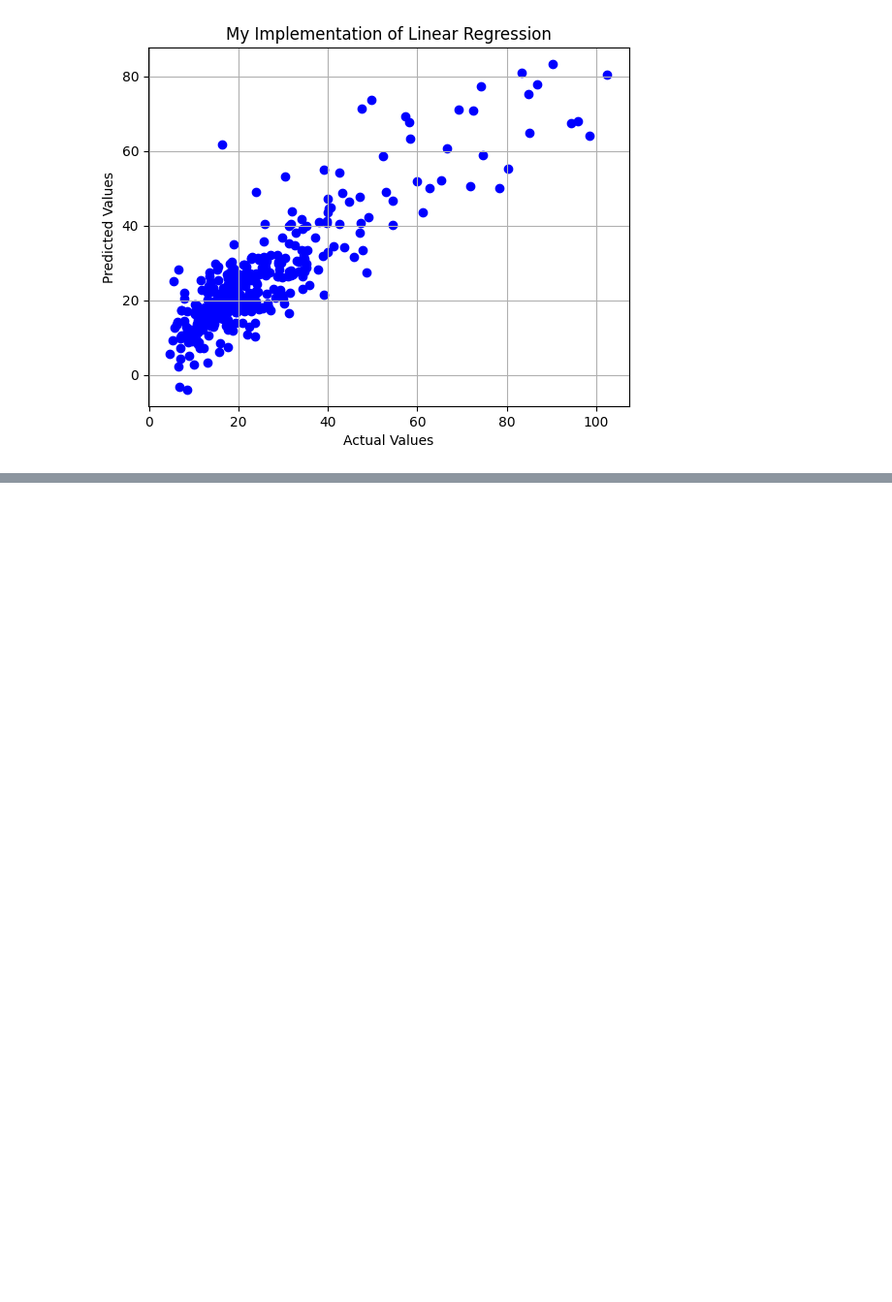
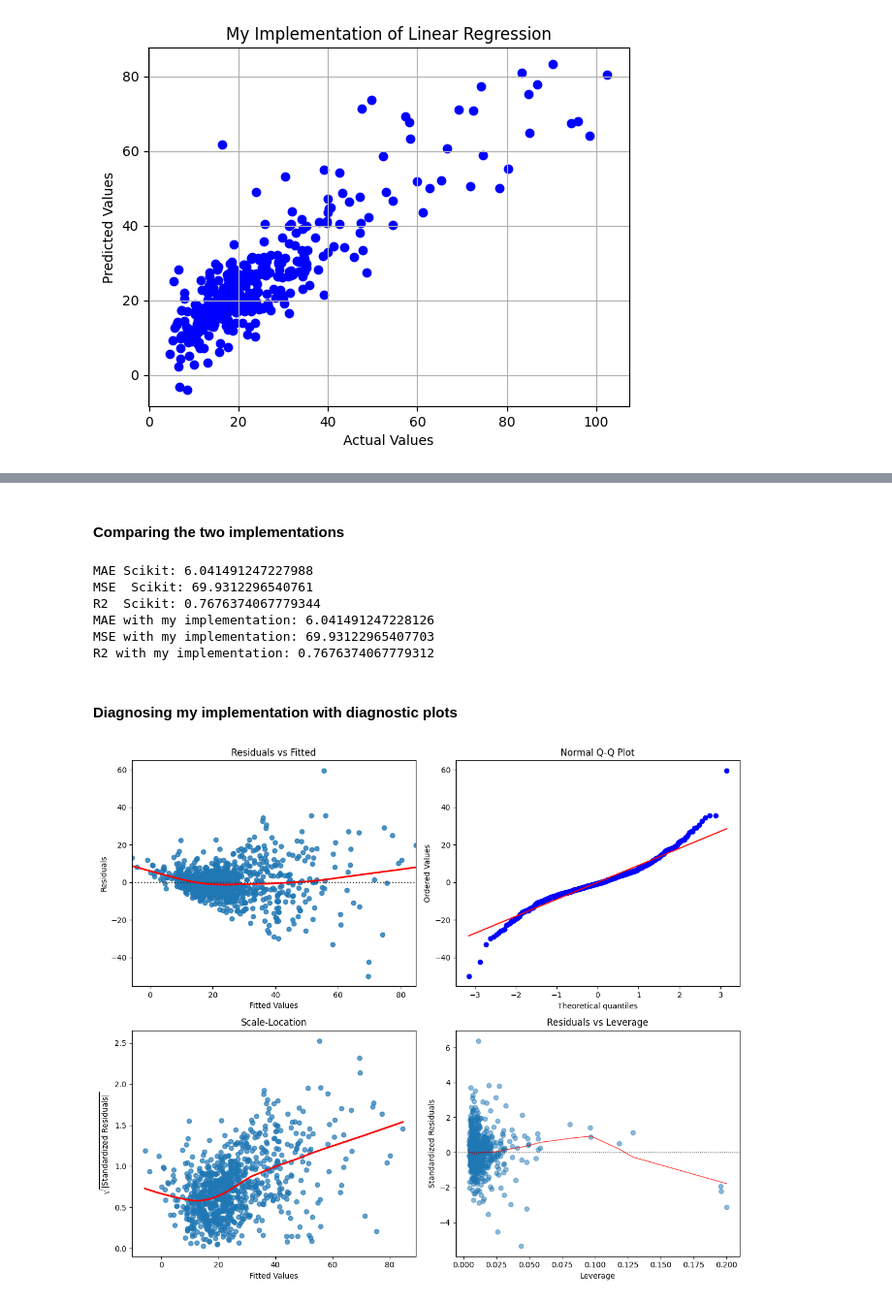
Before and after one commit to anjapijak/ML_assignments, a Jupyter notebook: assignment_1.ipynb, the cells around one changed output, grey strips where cells are left out. Shown at 97% size. Cells and saved outputs as stored; diff of their text form; code cells hidden in the pictures; blank space fills up the shorter version.

```diff
--- a/assignment_1.ipynb
+++ b/assignment_1.ipynb
@@ -155,0 +118,74 @@ plt.show()
+# %% [markdown]
+#### Comparing the two implementations
+# %%
+# Compare the two implementations
+
+mae_scikit = mean_absolute_error(y_test, y_pred)
+mse_scikit = mean_squared_error(y_test, y_pred)
+r2_scikit = r2_score(y_test, y_pred)
+
+print(f"MAE Scikit: {mae_scikit}")
+print(f"MSE  Scikit: {mse_scikit}")
+print(f"R2  Scikit: {r2_scikit}")
+
+
+mae_mine = mean_absolute_error(y_test_mine, y_test_pred_mine)
+mse_mine = mean_squared_error(y_test_mine, y_test_pred_mine)
+r2_mine = r2_score(y_test_mine, y_test_pred_mine)
+
+print(f"MAE with my implementation: {mae_mine}")
+print(f"MSE with my implementation: {mse_mine}")
+print(f"R2 with my implementation: {r2_mine}")
+# %% [output]
+MAE Scikit: 6.041491247227988
+MSE  Scikit: 69.9312296540761
+R2  Scikit: 0.7676374067779344
+MAE with my implementation: 6.041491247228126
+MSE with my implementation: 69.93122965407703
+R2 with my implementation: 0.7676374067779312
+# %% [markdown]
+#### Diagnosing my implementation with diagnostic plots
+# %%
+# Calculate residuals and standardized residuals
+residuals = y_train_mine - y_train_pred_mine
+standardized_residuals = residuals / np.std(residuals)
+
+# Calculate leverage values for Residuals vs Leverage plot:
+# hat matrix: H = X(X^TX)^-1X^T, and leverage is the diagonal of this matrix
+H = np.dot(x_train_mine, np.linalg.inv(np.dot(x_train_mine.T, x_train_mine))).dot(x_train_mine.T)
+leverage = np.diag(H)
+
+# 2x2 grid
+fig, axs = plt.subplots(2, 2, figsize=(12, 10))
+
+# Residual plot
+sns.residplot(x=y_train_pred_mine, y=residuals, lowess=True, line_kws={'color': 'red'}, ax=axs[0, 0])
+axs[0, 0].set_xlabel("Fitted Values")
+axs[0, 0].set_ylabel("Residuals")
+axs[0, 0].set_title("Residuals vs Fitted")
+
+# Q-Q plot
+stats.probplot(residuals, dist="norm", plot=axs[0, 1])
+axs[0, 1].set_title("Normal Q-Q Plot")
+
+# Scale-Location plot
+sqrt_abs_standardized_residuals = np.sqrt(np.abs(standardized_residuals))
+axs[1, 0].scatter(y_train_pred_mine, sqrt_abs_standardized_residuals, alpha=0.7)
+sns.regplot(x=y_train_pred_mine, y=sqrt_abs_standardized_residuals, lowess=True, line_kws={'color': 'red'}, scatter=False, ax=axs[1, 0])
+axs[1, 0].set_xlabel("Fitted Values")
+axs[1, 0].set_ylabel(r'$\sqrt{|\mathrm{Standardized\ Residuals}|}$')
+axs[1, 0].set_title("Scale-Location")
+
+# Residuals vs Leverage plot
+axs[1, 1].scatter(leverage, standardized_residuals, alpha=0.5)
+sns.regplot(x=leverage, y=standardized_residuals, scatter=False, ci=False, lowess=True, line_kws={'color': 'red', 'lw': 1, 'alpha': 0.8}, ax=axs[1, 1])
+axs[1, 1].axhline(0, ls='dotted', color='black', lw=1)
+axs[1, 1].set_title('Residuals vs Leverage')
+axs[1, 1].set_xlabel('Leverage')
+axs[1, 1].set_ylabel('Standardized Residuals')
+
+
+plt.tight_layout()
+plt.show()
+# %% [output]
+[figure, added]
```
Also changed, not shown: parts of 22 cells of this notebook.
